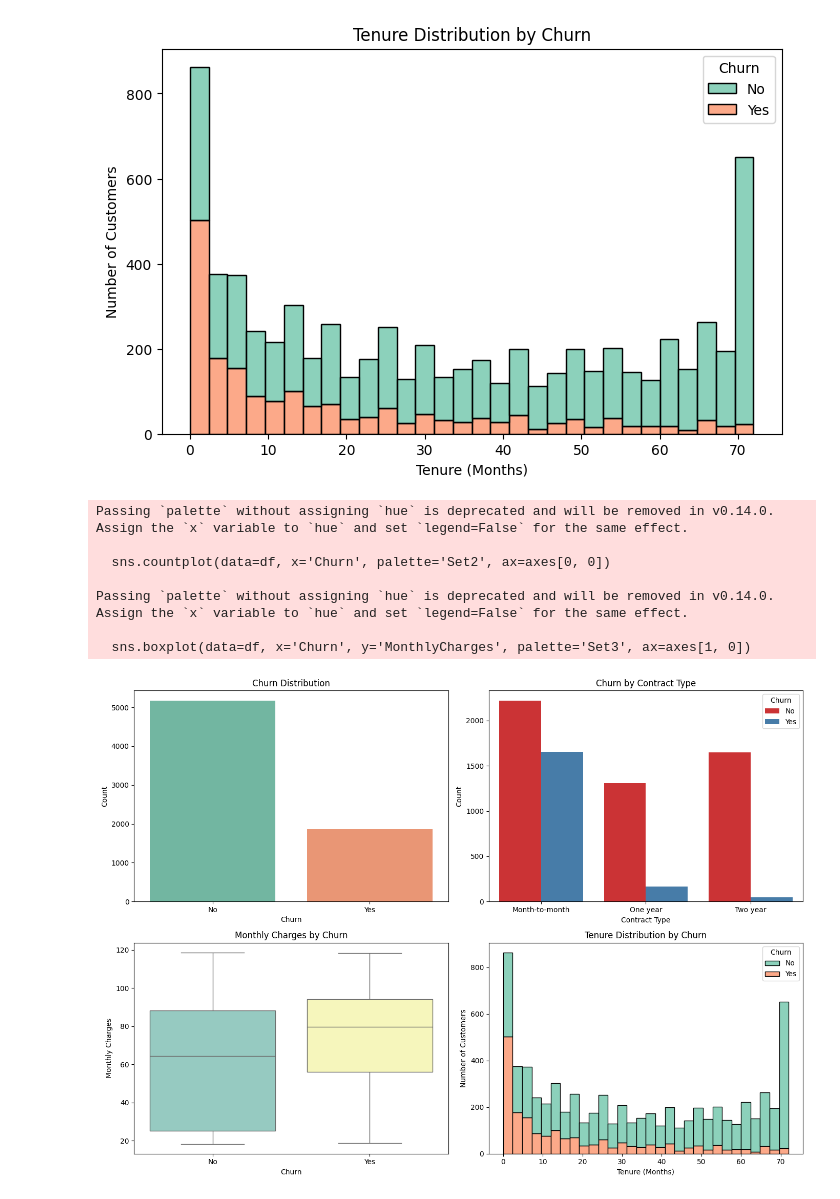
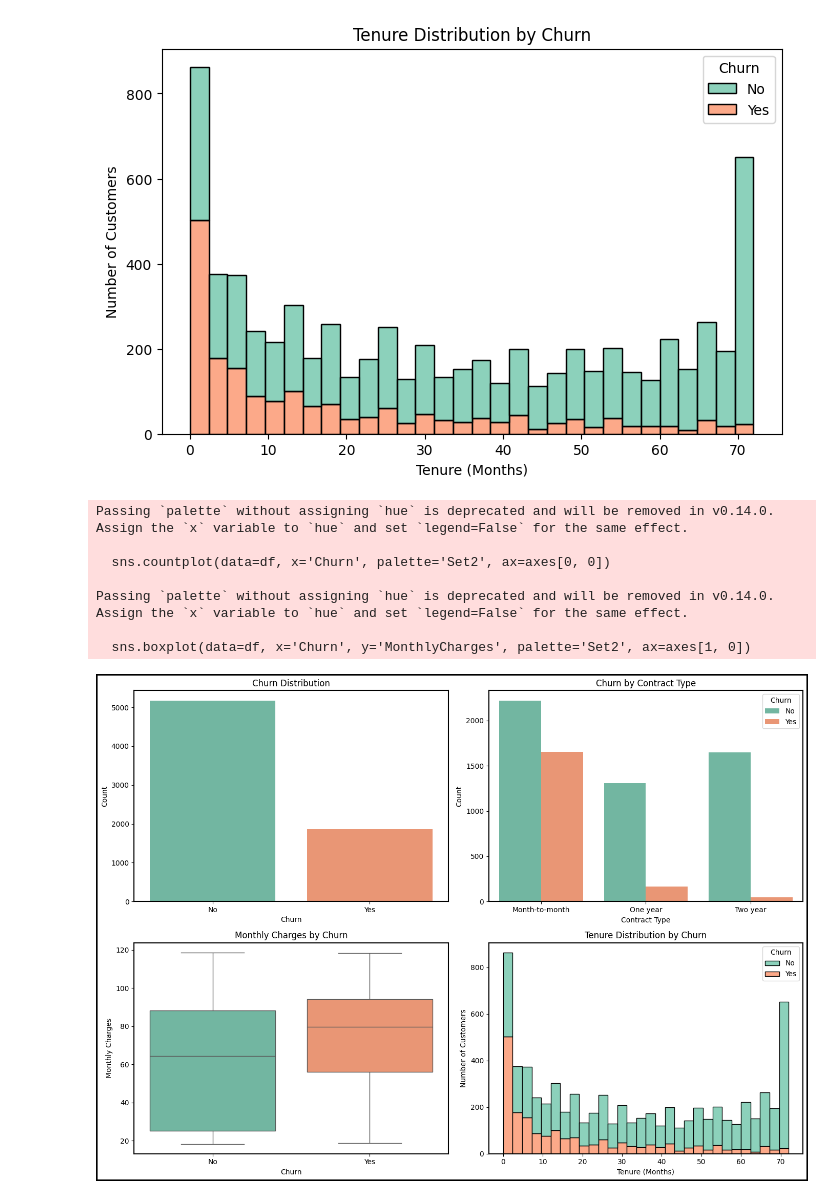
Before and after one commit to dhirajsing-rajput-2108/telco-churn-intelligence, a Jupyter notebook: Python Jupyter Notebook/telco_churn_intelligence.ipynb, the cells around one changed output. Saved outputs shown, nothing was run; the diff lists cells and outputs as text; code cells hidden in the pictures.

```diff
--- a/Python Jupyter Notebook/telco_churn_intelligence.ipynb
+++ b/Python Jupyter Notebook/telco_churn_intelligence.ipynb
@@ -136,34 +134,45 @@ sns.countplot(data=df, x='Churn', palette='Set2', ax=axes[0, 0])
 axes[0, 0].set_title('Churn Distribution')
 axes[0, 0].set_xlabel('Churn')
 axes[0, 0].set_ylabel('Count')
 
 # 2. Churn by Contract Type
-sns.countplot(data=df, x='Contract', hue='Churn', palette='Set1', ax=axes[0, 1])
+sns.countplot(data=df, x='Contract', hue='Churn', palette='Set2', ax=axes[0, 1])
 axes[0, 1].set_title('Churn by Contract Type')
 axes[0, 1].set_xlabel('Contract Type')
 axes[0, 1].set_ylabel('Count')
 axes[0, 1].legend(title='Churn')
 
 # 3. Monthly Charges by Churn (Boxplot)
-sns.boxplot(data=df, x='Churn', y='MonthlyCharges', palette='Set3', ax=axes[1, 0])
+sns.boxplot(data=df, x='Churn', y='MonthlyCharges', palette='Set2', ax=axes[1, 0])
 axes[1, 0].set_title('Monthly Charges by Churn')
 axes[1, 0].set_xlabel('Churn')
 axes[1, 0].set_ylabel('Monthly Charges')
 
 # 4. Tenure by Churn (Histogram)
 sns.histplot(data=df, x='tenure', hue='Churn', multiple='stack', bins=30, palette='Set2', ax=axes[1, 1])
 axes[1, 1].set_title('Tenure Distribution by Churn')
 axes[1, 1].set_xlabel('Tenure (Months)')
 axes[1, 1].set_ylabel('Number of Customers')
 
+# Add visible borders to each subplot
+for ax in axes.flatten():
+    for spine in ax.spines.values():
+        spine.set_linewidth(1.5)
+        spine.set_color('black')
+
+# Add a thick outer border around the entire figure
+fig.patch.set_linewidth(4)
+fig.patch.set_edgecolor('black')
+
+
 plt.tight_layout()
 plt.show()
 # %% [output]
 Passing `palette` without assigning `hue` is deprecated and will be removed in v0.14.0. Assign the `x` variable to `hue` and set `legend=False` for the same effect.
 
   sns.countplot(data=df, x='Churn', palette='Set2', ax=axes[0, 0])
 
 Passing `palette` without assigning `hue` is deprecated and will be removed in v0.14.0. Assign the `x` variable to `hue` and set `legend=False` for the same effect.
 
-  sns.boxplot(data=df, x='Churn', y='MonthlyCharges', palette='Set3', ax=axes[1, 0])
+  sns.boxplot(data=df, x='Churn', y='MonthlyCharges', palette='Set2', ax=axes[1, 0])
-[figure, old version]
+[figure, new version]
```
Also changed, not shown: parts of 1 cell of this notebook.
